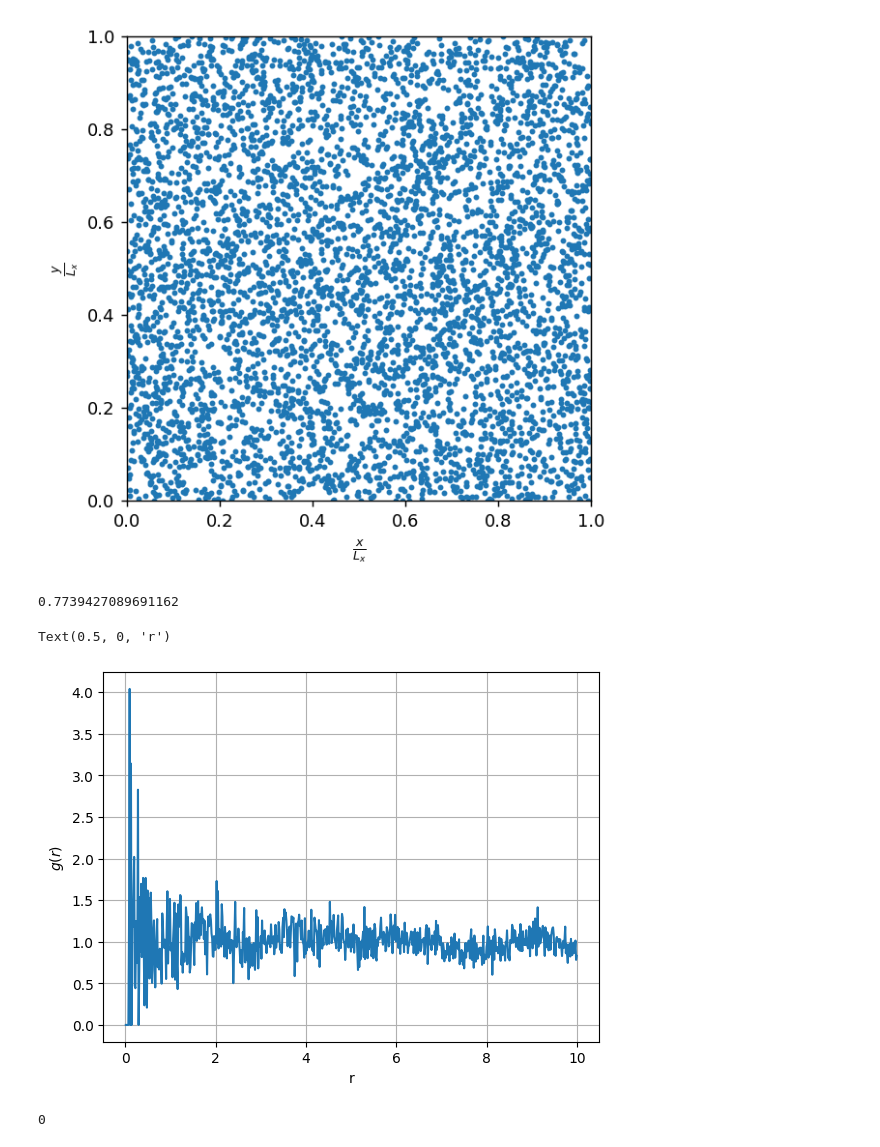
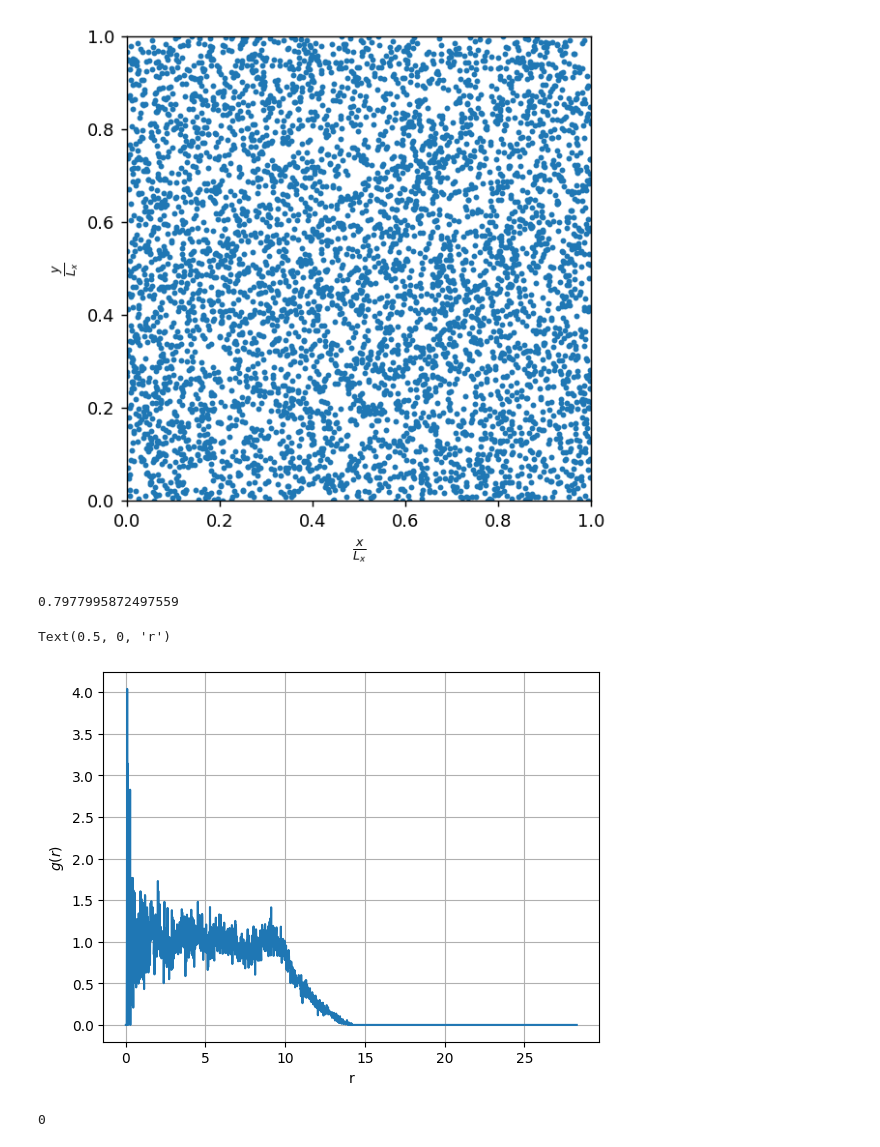
Before and after one commit to FlipperCoin/stat-mech-2, a Jupyter notebook: hw2/q4.ipynb, the cells around one changed output. Cells and saved outputs as stored; diff of their text form; code cells hidden in the pictures.

```diff
--- a/hw2/q4.ipynb
+++ b/hw2/q4.ipynb
@@ -1,3 +1,8 @@
 # %%
 import numpy as np
 import matplotlib.pyplot as plt
+# %%
+Lx=10
+Ly=10
+N=100
+np.concatenate([np.array([[Lx,Ly]]).T*np.random.rand(2,N),np.ones((1,N))],axis=0)
@@ -125,16 +136,16 @@ st = time()
 g_random = g(X_random,R,Lx,Ly)
 print(time()-st)
 # %% [output]
-0.7739427089691162
+0.7977995872497559
 # %%
 plt.figure(110)
-plt.plot(R[R<Lx/2],g_random[R<Lx/2])
+plt.plot(R,g_random)
 plt.grid()
 plt.ylabel(r'$g\left(r\right)$')
 plt.xlabel('r')
 # %% [output]
 Text(0.5, 0, 'r')
-[figure, old version]
+[figure, new version]
 # %%
 M=50
 g_random_smooth = np.zeros_like(R)
```
Also changed, not shown: parts of 2 cells of this notebook, 3 other files.
